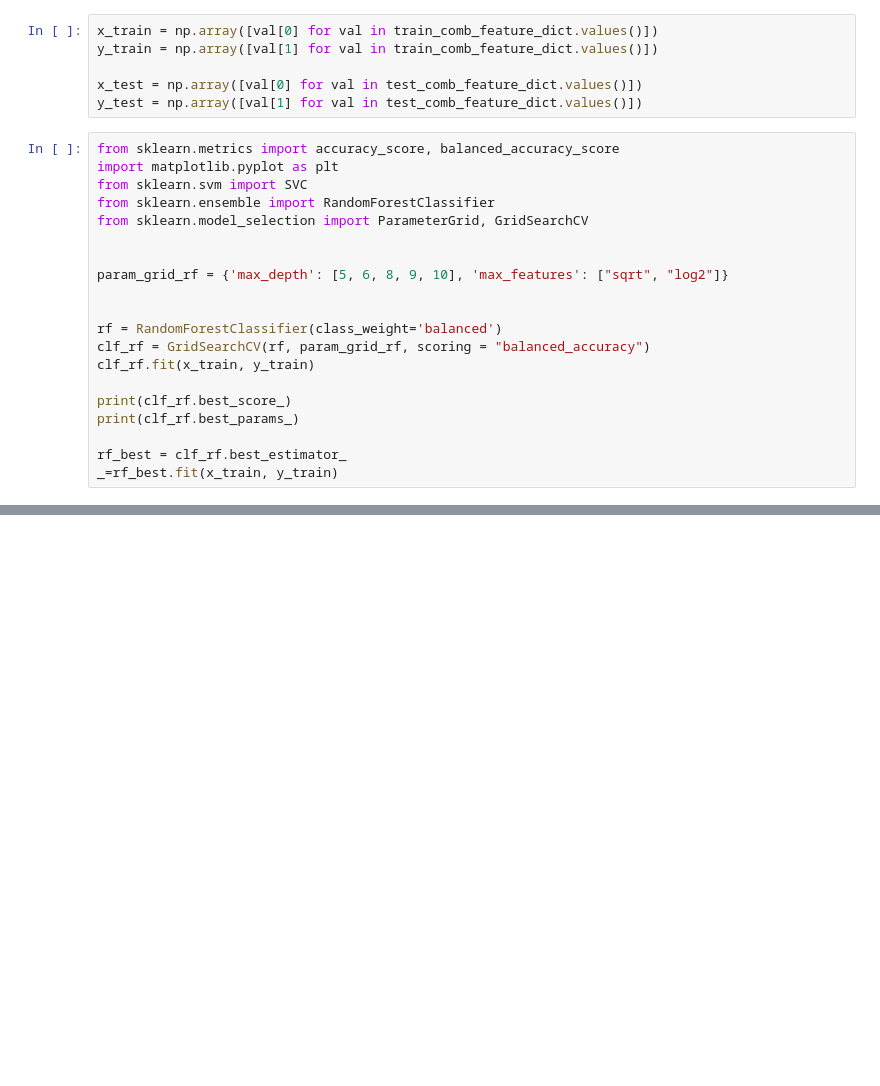
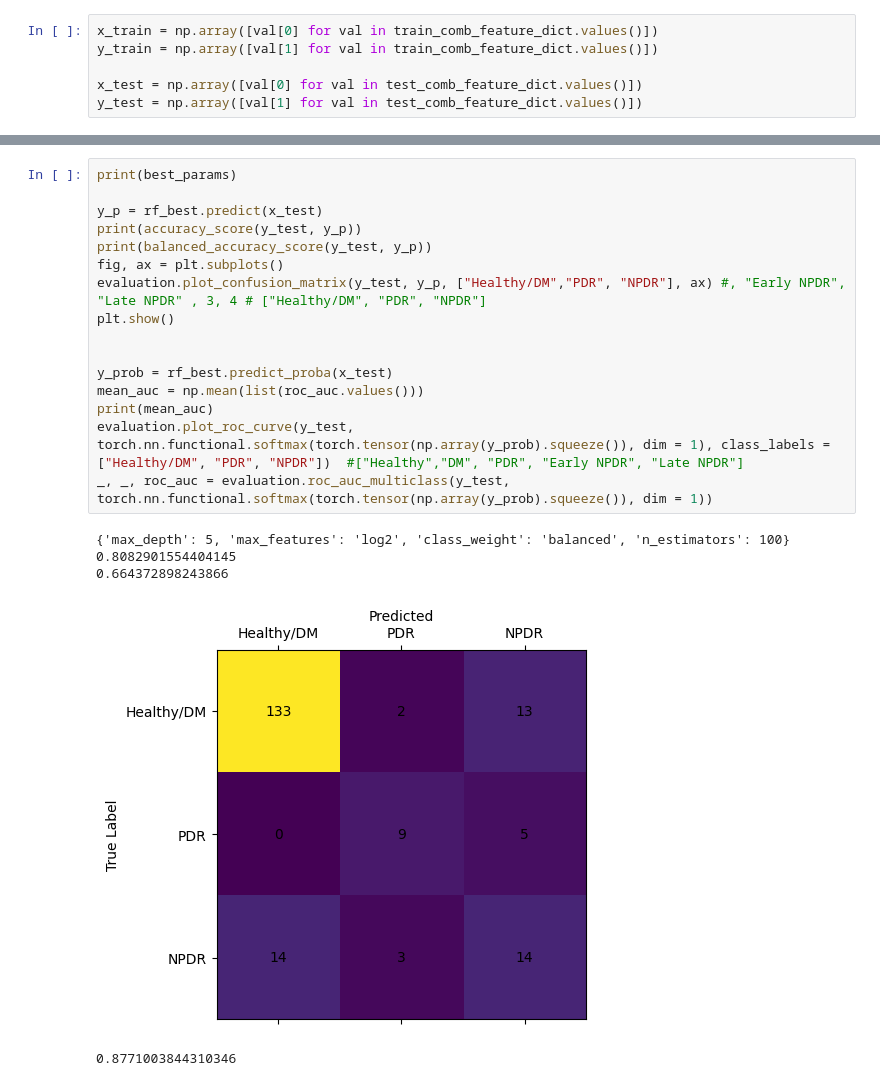
Before and after one commit to luxtu/graphs_in_ophthalmology, a Jupyter notebook: notebooks/ml_baseline.ipynb, the cells around one changed output, grey strips where cells are left out. Cells and saved outputs as stored; diff of their text form; blank space fills up the shorter version.

```diff
--- a/notebooks/ml_baseline.ipynb
+++ b/notebooks/ml_baseline.ipynb
@@ -84,23 +92,3 @@ y_train = np.array([val[1] for val in train_comb_feature_dict.values()])
 
 x_test = np.array([val[0] for val in test_comb_feature_dict.values()])
 y_test = np.array([val[1] for val in test_comb_feature_dict.values()])
-# %%
-from sklearn.metrics import accuracy_score, balanced_accuracy_score
-import matplotlib.pyplot as plt
-from sklearn.svm import SVC
-from sklearn.ensemble import RandomForestClassifier
-from sklearn.model_selection import ParameterGrid, GridSearchCV
-
-
-param_grid_rf = {'max_depth': [5, 6, 8, 9, 10], 'max_features': ["sqrt", "log2"]}
-
-
-rf = RandomForestClassifier(class_weight='balanced')
-clf_rf = GridSearchCV(rf, param_grid_rf, scoring = "balanced_accuracy")
-clf_rf.fit(x_train, y_train)
-
-print(clf_rf.best_score_)
-print(clf_rf.best_params_)
-
-rf_best = clf_rf.best_estimator_
-_=rf_best.fit(x_train, y_train)
@@ -109,0 +127,22 @@ _=rf_best.fit(x_train, y_train)
+# %%
+print(best_params)
+
+y_p = rf_best.predict(x_test)
+print(accuracy_score(y_test, y_p))
+print(balanced_accuracy_score(y_test, y_p))
+fig, ax = plt.subplots()
+evaluation.plot_confusion_matrix(y_test, y_p, ["Healthy/DM","PDR", "NPDR"], ax) #, "Early NPDR", "Late NPDR" , 3, 4 # ["Healthy/DM", "PDR", "NPDR"]
+plt.show()
+
+
+y_prob = rf_best.predict_proba(x_test)
+mean_auc = np.mean(list(roc_auc.values()))
+print(mean_auc)
+evaluation.plot_roc_curve(y_test, torch.nn.functional.softmax(torch.tensor(np.array(y_prob).squeeze()), dim = 1), class_labels = ["Healthy/DM", "PDR", "NPDR"])  #["Healthy","DM", "PDR", "Early NPDR", "Late NPDR"]
+_, _, roc_auc = evaluation.roc_auc_multiclass(y_test, torch.nn.functional.softmax(torch.tensor(np.array(y_prob).squeeze()), dim = 1))
+# %% [output]
+{'max_depth': 5, 'max_features': 'log2', 'class_weight': 'balanced', 'n_estimators': 100}
+0.8082901554404145
+0.664372898243866
+[figure, added]
+0.8771003844310346
```
Also changed, not shown: parts of 17 cells of this notebook.
